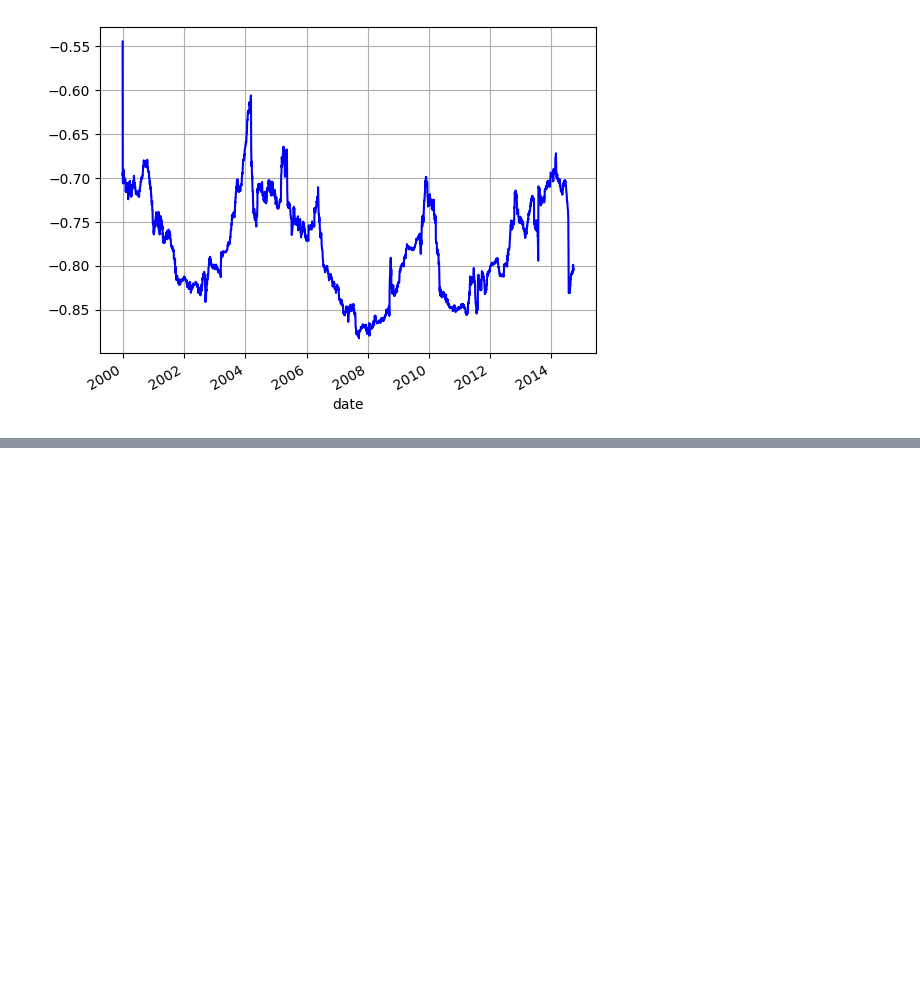
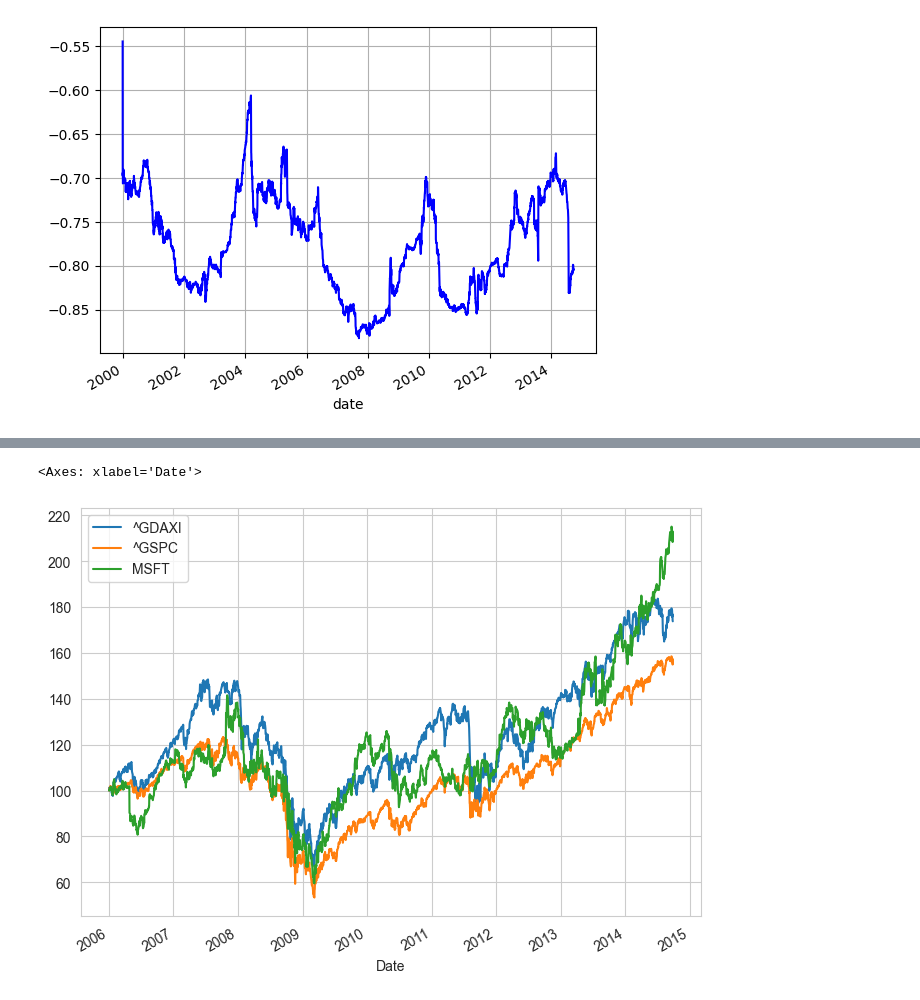
Before and after one commit to casslee1351/Finance-Portfolio, a Jupyter notebook: finance_portfolio_examples.ipynb, the cells around one changed output, grey strips where cells are left out. Cells and saved outputs as stored; diff of their text form; code cells hidden in the pictures; blank space fills up the shorter version.

```diff
--- a/finance_portfolio_examples.ipynb
+++ b/finance_portfolio_examples.ipynb
@@ -335,3 +335,12 @@ rets['EUROSTOXX'].rolling(window=252).corr(rets['VSTOXX']).plot(grid=True, style
 # %% [output]
 <Axes: xlabel='date'>
 [figure]
+# %%
+symbols = ['^GDAXI', '^GSPC', 'MSFT']
+data = pd.DataFrame()
+
+for sym in symbols:
+    data[sym] = pdr.get_data_yahoo(sym, start='2006-01-01', end='2014-09-27')['Adj Close']
+    data = data.dropna()
+data.info()
+data.head()
@@ -337,0 +368,5 @@ rets['EUROSTOXX'].rolling(window=252).corr(rets['VSTOXX']).plot(grid=True, style
+# %%
+(data / data.iloc[0] * 100).plot(figsize=(8,6))
+# %% [output]
+<Axes: xlabel='Date'>
+[figure, added]
```
Also changed, not shown: parts of 34 cells of this notebook.
